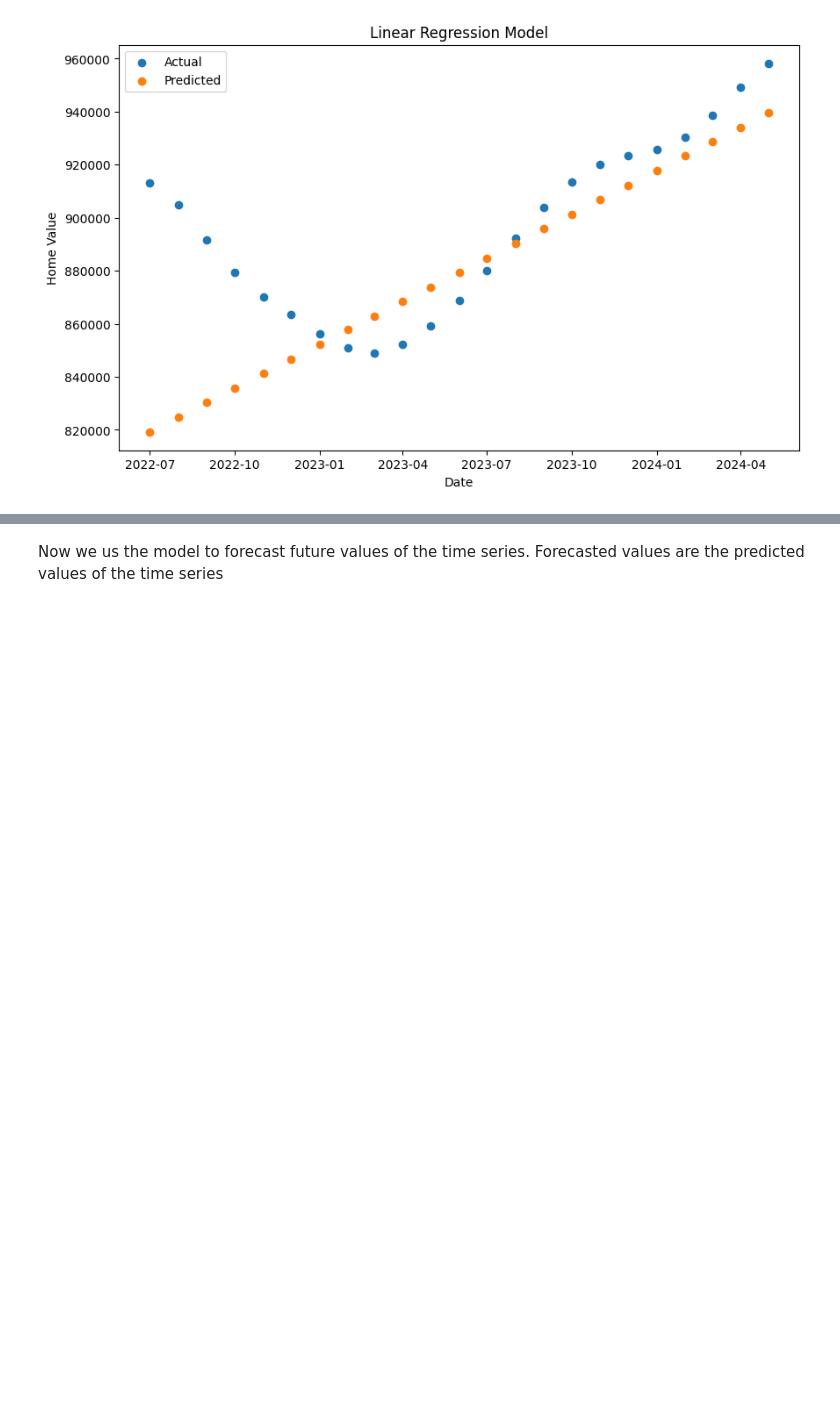
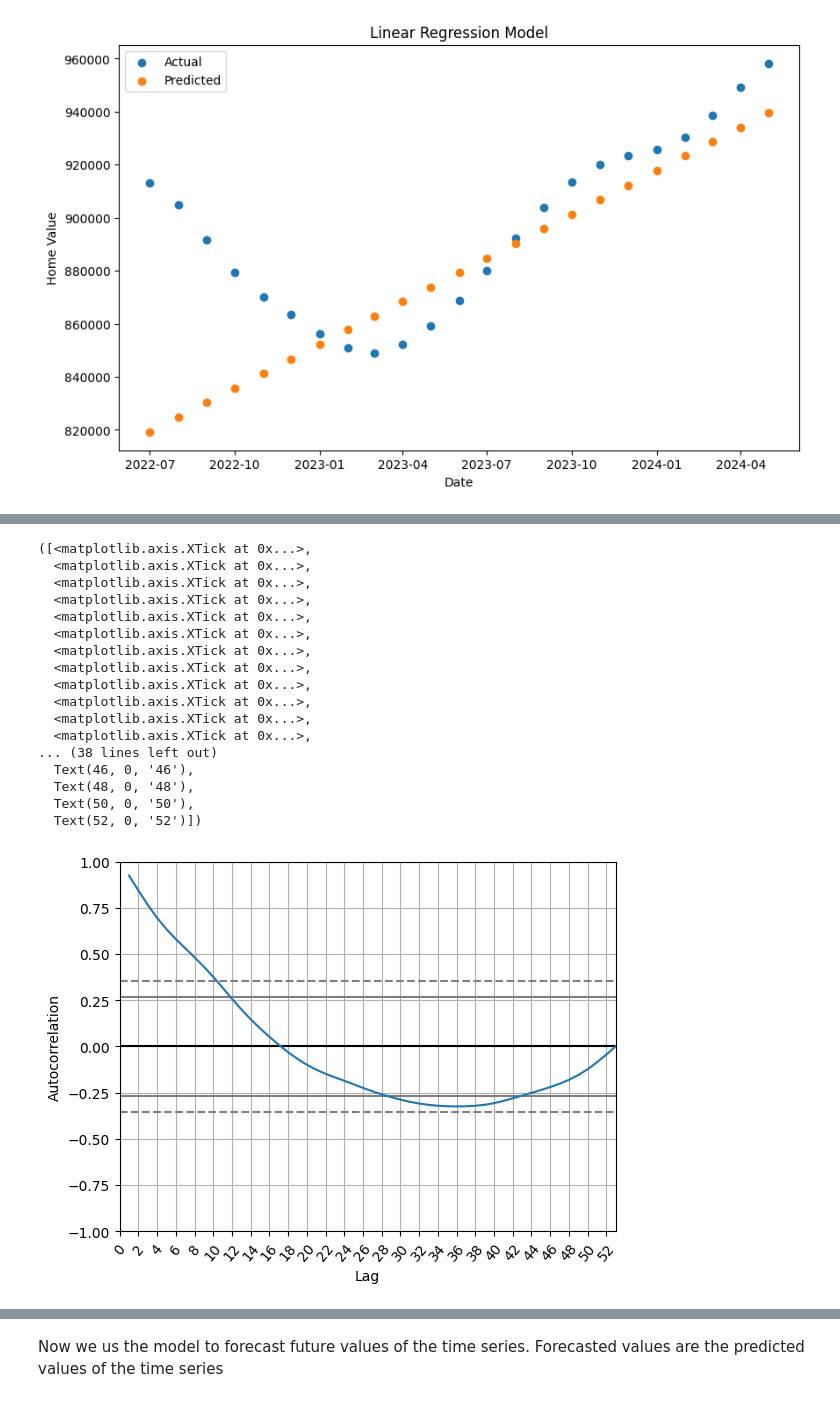
Before and after one commit to LindsClar/Real_Estate_Rep, a Jupyter notebook: Predicting_CA_Property_Through_Modeling.ipynb, the cells around one changed output, grey strips where cells are left out. Saved outputs shown, nothing was run; the diff lists cells and outputs as text; code cells hidden in the pictures; blank space fills up the shorter version.

```diff
--- a/Predicting_CA_Property_Through_Modeling.ipynb
+++ b/Predicting_CA_Property_Through_Modeling.ipynb
@@ -258,3 +274,29 @@ plt.show()
+# %%
+from matplotlib import pyplot
+from pandas.plotting import autocorrelation_plot
+
+autocorrelation_plot(y_train)
+# Adjust rotation
+plt.xticks(range(0, len(y_train), 2), rotation=50)
+# %% [output]
+([<matplotlib.axis.XTick at 0x...>,
+  <matplotlib.axis.XTick at 0x...>,
+  <matplotlib.axis.XTick at 0x...>,
+  <matplotlib.axis.XTick at 0x...>,
+  <matplotlib.axis.XTick at 0x...>,
+  <matplotlib.axis.XTick at 0x...>,
+  <matplotlib.axis.XTick at 0x...>,
+  <matplotlib.axis.XTick at 0x...>,
+  <matplotlib.axis.XTick at 0x...>,
+  <matplotlib.axis.XTick at 0x...>,
+  <matplotlib.axis.XTick at 0x...>,
+  <matplotlib.axis.XTick at 0x...>,
+... (38 lines left out)
+  Text(46, 0, '46'),
+  Text(48, 0, '48'),
+  Text(50, 0, '50'),
+  Text(52, 0, '52')])
+[figure, added]
 # %%
 #importing libraries for arima modeling
 from statsmodels.tsa.arima.model import ARIMA
```
Also changed, not shown: parts of 31 cells of this notebook.
